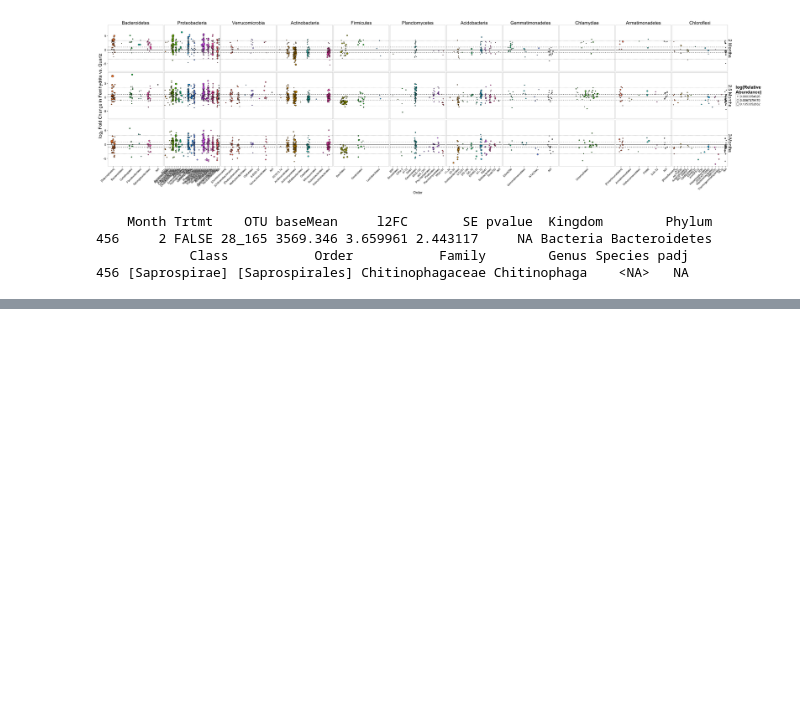
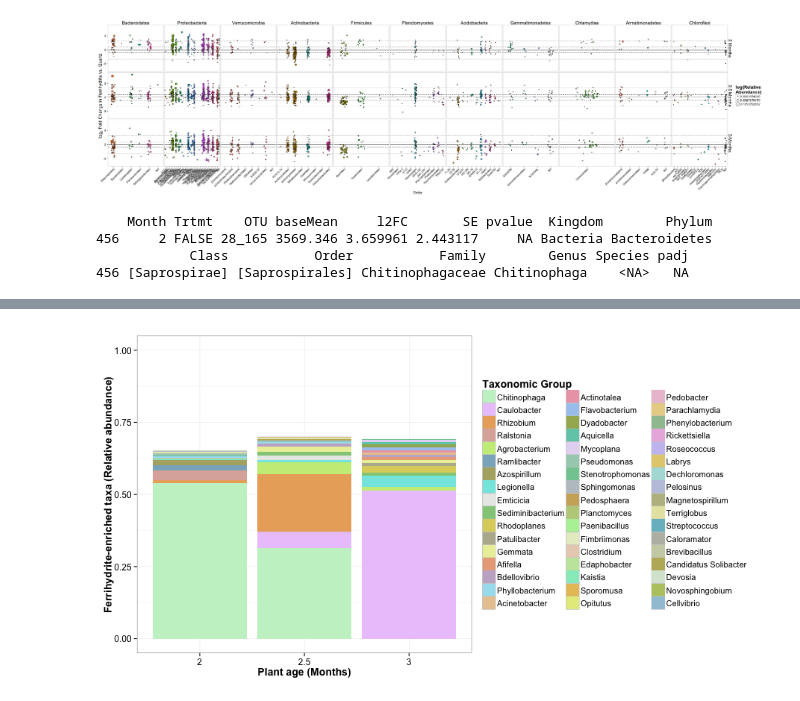
Before and after one commit to TheaWhitman/Mineral16S, a Jupyter notebook: manuscript_figures/Differential_abundance_QvsF.ipynb, the cells around one changed output, grey strips where cells are left out. Saved outputs shown, nothing was run; the diff lists cells and outputs as text; code cells hidden in the pictures; blank space fills up the shorter version.

```diff
--- a/manuscript_figures/Differential_abundance_QvsF.ipynb
+++ b/manuscript_figures/Differential_abundance_QvsF.ipynb
@@ -146,3 +129,13 @@ head(l2fc)
 4 Proteobacteria Betaproteobacteria SC-I-84   <NA>  <NA>    <NA> 0.8492061
 5 Proteobacteria Betaproteobacteria SC-I-84   <NA>  <NA>    <NA> 0.9201903
 6 Proteobacteria Betaproteobacteria SC-I-84   <NA>  <NA>    <NA> 0.4346491
+# %%
+%%R
+Trtmt = c("A","A","A","A","A","A","B","B","B","B","B","B")
+Month = c(1,1,1,2,2,2,1,1,1,2,2,2)
+baseMean = c(3,2,1,3,2,3,1,2,4,2,3,1)
+h=data.frame(Trtmt,Month,baseMean)
+h.relabund = dplyr::group_by(h, Trtmt, Month) %>%
+                dplyr::mutate(relabund=baseMean/sum(baseMean))
+h.relabund$relabund
+# Testing to make sure I am calculating the relative abundances correctly (yes).
@@ -262,0 +320,29 @@ d.Sapro[d.Sapro$baseMean==max(d.Sapro$baseMean),]
+# %%
+%%R -w 900
+
+d.plot = d.high
+
+scheme <- iwanthue()
+colors = scheme$hex(length(unique(d.plot$Tax)), color_space = hcl_presets$pastel)
+d.plot$Month <- as.factor(d.plot$Month)
+
+p = ggplot(d.plot, aes(x=Month,y=relabund,fill = Tax))
+
+p = p + scale_fill_manual(values = colors)
+
+p = p + geom_bar(stat = "identity", width = 0.90)
+
+p = p + guides(fill = guide_legend(title="Taxonomic Group", ncol = 3))
+
+p = p + xlab("Plant age (Months)") + ylab("Ferrihydrite-enriched taxa (Relative abundance)")
+
+p = p + theme_bw()
+
+p = p + theme(axis.title = element_text(size=14,face="bold"))
+p = p + theme(axis.text = element_text(size=12,))
+p = p + theme(legend.text=element_text(size=11))
+p = p + theme(legend.title=element_text(size=14))
+
+p
+# %% [output]
+[figure, added]
```
Also changed, not shown: parts of 5 cells of this notebook, 4 other files.
